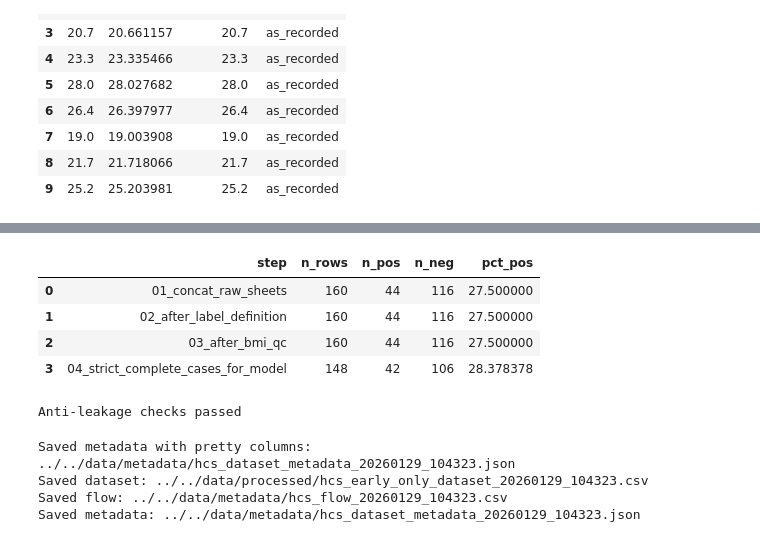
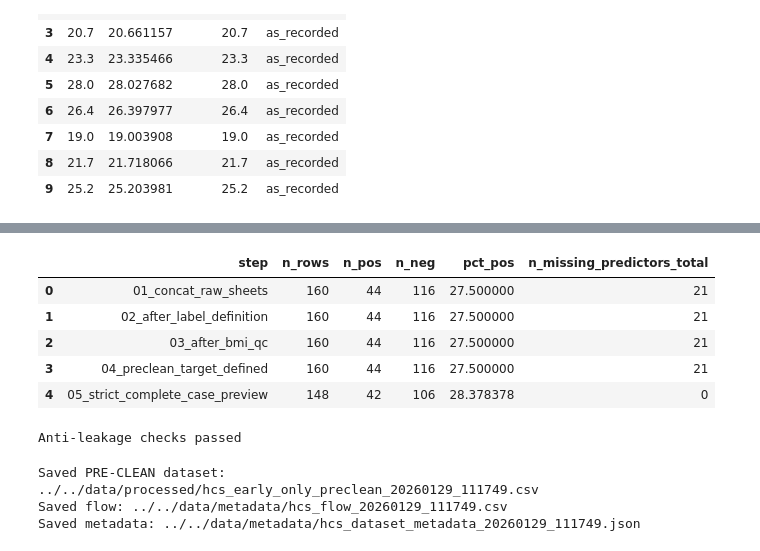
Before and after one commit to dMedinaO/hypercholesterolemia_classifiers, a Jupyter notebook: notebooks/preprocessing_data/02_cohort_definition_and_dataset_build.ipynb, the cells around one changed output, grey strips where cells are left out. Drawn from its saved outputs; the diff is of its cells as text; code cells hidden in the pictures.

Commit message:
adding processing and missing

```diff
--- a/notebooks/preprocessing_data/02_cohort_definition_and_dataset_build.ipynb
+++ b/notebooks/preprocessing_data/02_cohort_definition_and_dataset_build.ipynb
@@ -212,0 +211,7 @@ Index(['LocalID', 'Age', 'Weight', 'Height', 'BMI', 'Glycemia', 'SBP_1T', 'DBP_1
+# %%
+df = df_raw.rename(
+    columns={k: v for k, v in RENAME_MAP.items() if k in df_raw.columns}
+).copy()
+
+print("Working dataframe shape:", df.shape)
+df.head()
@@ -332,7 +347,7 @@ EARLY_PREDICTORS = [
     "Age",
     "Weight",
     "Height",
-    "BMI_final",     # use corrected BMI
+    "BMI_final",     # corrected BMI
     "Glycemia",
     "SBP_1T",
     "DBP_1T",
@@ -344,17 +359,19 @@ EARLY_PREDICTORS = [
 
 TARGET = "MSPH"
 
-# Require cols
+# Require core columns (predictors + target)
 missing = [c for c in EARLY_PREDICTORS + [TARGET] if c not in df.columns]
 if missing:
     raise ValueError(f"Missing required columns after renaming/BMI: {missing}")
 
-df_early = df.dropna(subset=EARLY_PREDICTORS + ["TC_3T"]).copy()  # TC_3T needed only for label integrity
-df_early = df_early.dropna(subset=[TARGET]).copy()
+# PRE-CLEAN dataset: keep rows with defined target, preserve missing predictors
+df_preclean = df[["row_id", "_sheet", "LocalID"] + EARLY_PREDICTORS + [TARGET]].copy()
+df_preclean = df_preclean.dropna(subset=[TARGET]).copy()  # keep only rows with label available
 
-df_model = df_early[["row_id", "_sheet", "LocalID"] + EARLY_PREDICTORS + [TARGET]].copy()
+print("Pre-clean dataset shape:", df_preclean.shape)
+print("Class balance:")
+print(df_preclean[TARGET].value_counts(normalize=True).round(3))
+print("Total missing values (predictors only):", int(df_preclean[EARLY_PREDICTORS].isna().sum().sum()))
 
-print("Model dataset:", df_model.shape)
-print("Class balance:", df_model[TARGET].value_counts(normalize=True).round(3))
-df_model.head()
+df_preclean.head()
 # %% [output]
@@ -372,28 +391,35 @@ Name: proportion, dtype: Float64
 # %%
 flow = []
 
 def add_flow(step: str, d: pd.DataFrame) -> None:
     flow.append({
         "step": step,
         "n_rows": int(len(d)),
         "n_pos": int((d[TARGET] == 1).sum()) if TARGET in d.columns else np.nan,
         "n_neg": int((d[TARGET] == 0).sum()) if TARGET in d.columns else np.nan,
         "pct_pos": float((d[TARGET] == 1).mean() * 100) if TARGET in d.columns else np.nan,
+        "n_missing_predictors_total": int(d[EARLY_PREDICTORS].isna().sum().sum()) if set(EARLY_PREDICTORS).issubset(d.columns) else np.nan,
     })
 
+# Stages
 add_flow("01_concat_raw_sheets", df)
 add_flow("02_after_label_definition", df)
 add_flow("03_after_bmi_qc", df)
-add_flow("04_strict_complete_cases_for_model", df_model)
+add_flow("04_preclean_target_defined", df_preclean)
+
+# Strict complete-case (informational; exported in Notebook 03, not here)
+df_strict_preview = df_preclean.dropna(subset=EARLY_PREDICTORS).copy()
+add_flow("05_strict_complete_case_preview", df_strict_preview)
 
 flow_df = pd.DataFrame(flow)
 flow_df
 # %% [output]
-|  | step | n_rows | n_pos | n_neg | pct_pos |
-| 0 | 01_concat_raw_sheets | 160 | 44 | 116 | 27.500000 |
-| 1 | 02_after_label_definition | 160 | 44 | 116 | 27.500000 |
-| 2 | 03_after_bmi_qc | 160 | 44 | 116 | 27.500000 |
-| 3 | 04_strict_complete_cases_for_model | 148 | 42 | 106 | 28.378378 |
+|  | step | n_rows | n_pos | n_neg | pct_pos | n_missing_predictors_total |
+| 0 | 01_concat_raw_sheets | 160 | 44 | 116 | 27.500000 | 21 |
+| 1 | 02_after_label_definition | 160 | 44 | 116 | 27.500000 | 21 |
+| 2 | 03_after_bmi_qc | 160 | 44 | 116 | 27.500000 | 21 |
+| 3 | 04_preclean_target_defined | 160 | 44 | 116 | 27.500000 | 21 |
+| 4 | 05_strict_complete_case_preview | 148 | 42 | 106 | 28.378378 | 0 |
 # %%
 # Ensure no 3rd trimester biomarkers are in predictors
 for forbidden in ["TC_3T", "TG_3T", "HDL_3T", "LDL_3T"]:
@@ -403,14 +429,16 @@ print("Anti-leakage checks passed")
 # %% [output]
 Anti-leakage checks passed
 # %%
-dataset_out = OUT_DIR / f"hcs_early_only_dataset_{RUN_TAG}.csv"
-df_model.to_csv(dataset_out, index=False)
+# Export PRE-CLEAN dataset (missing predictors preserved)
+dataset_out = OUT_DIR / f"hcs_early_only_preclean_{RUN_TAG}.csv"
+df_preclean.to_csv(dataset_out, index=False)
 
 flow_out = META_DIR / f"hcs_flow_{RUN_TAG}.csv"
 flow_df.to_csv(flow_out, index=False)
 
 metadata = {
     "run_tag": RUN_TAG,
+    "stage": "pre-clean (missing predictors preserved; target defined)",
     "raw_path": str(RAW_PATH),
     "raw_sha256": raw_hash,
     "sheets_used": SHEETS,
@@ -425,7 +453,7 @@ metadata = {
 
     "renaming_map_used": {k: v for k, v in RENAME_MAP.items() if k in df_raw.columns},
 
-    "pretty_columns": PRETTY_LABELS,
+    "pretty_columns": PRETTY_COLUMNS,
     "units": COLUMN_UNITS,
     "column_roles": COLUMN_ROLES,
 
@@ -442,37 +470,36 @@ metadata = {
         "threshold": CT3_THRESHOLD,
         "positive_definition": "MSPH = 1",
         "negative_definition": "MSPH = 0",
+        "note": "TC_3T is used only to define the label and is excluded from predictors.",
     },
 
     "predictors": EARLY_PREDICTORS,
     "excluded_predictors": ["TC_3T", "TG_3T", "HDL_3T", "LDL_3T"],
 
-    "final_counts": {
-        "n_rows": int(len(df_model)),
-        "n_pos": int((df_model[TARGET] == 1).sum()),
-        "n_neg": int((df_model[TARGET] == 0).sum()),
-        "pct_pos": float((df_model[TARGET] == 1).mean() * 100),
+    "counts": {
+        "preclean_n": int(len(df_preclean)),
+        "preclean_pos": int((df_preclean[TARGET] == 1).sum()),
+        "preclean_neg": int((df_preclean[TARGET] == 0).sum()),
+        "preclean_pct_pos": float((df_preclean[TARGET] == 1).mean() * 100),
+        "strict_complete_case_preview_n": int(len(df_strict_preview)),
     },
 
     "notes": [
-        "Third trimester variables are excluded from predictors; ct3 is used only to define the outcome label.",
+        "This notebook exports a PRE-CLEAN dataset for missingness analysis in Notebook 03.",
+        "Imputation and/or complete-case selection for modeling are performed downstream to avoid leakage.",
         "LocalID may repeat across sheets; row_id is used for stable bookkeeping.",
-        "Pretty column names are provided for figures and tables; code uses snake/camel case identifiers.",
     ],
 }
 
 meta_out = META_DIR / f"hcs_dataset_metadata_{RUN_TAG}.json"
 meta_out.write_text(json.dumps(metadata, indent=2), encoding="utf-8")
 
-print("Saved metadata with pretty columns:", meta_out)
-
-print("Saved dataset:", dataset_out)
+print("Saved PRE-CLEAN dataset:", dataset_out)
 print("Saved flow:", flow_out)
 print("Saved metadata:", meta_out)
 # %% [output]
-Saved metadata with pretty columns: ../../data/metadata/hcs_dataset_metadata_20260129_104323.json
-Saved dataset: ../../data/processed/hcs_early_only_dataset_20260129_104323.csv
-Saved flow: ../../data/metadata/hcs_flow_20260129_104323.csv
-Saved metadata: ../../data/metadata/hcs_dataset_metadata_20260129_104323.json
+Saved PRE-CLEAN dataset: ../../data/processed/hcs_early_only_preclean_20260129_111749.csv
+Saved flow: ../../data/metadata/hcs_flow_20260129_111749.csv
+Saved metadata: ../../data/metadata/hcs_dataset_metadata_20260129_111749.json
 # %% [markdown]
 ## Outputs
```
Also changed, not shown: parts of 6 cells of this notebook, 13 other files.
